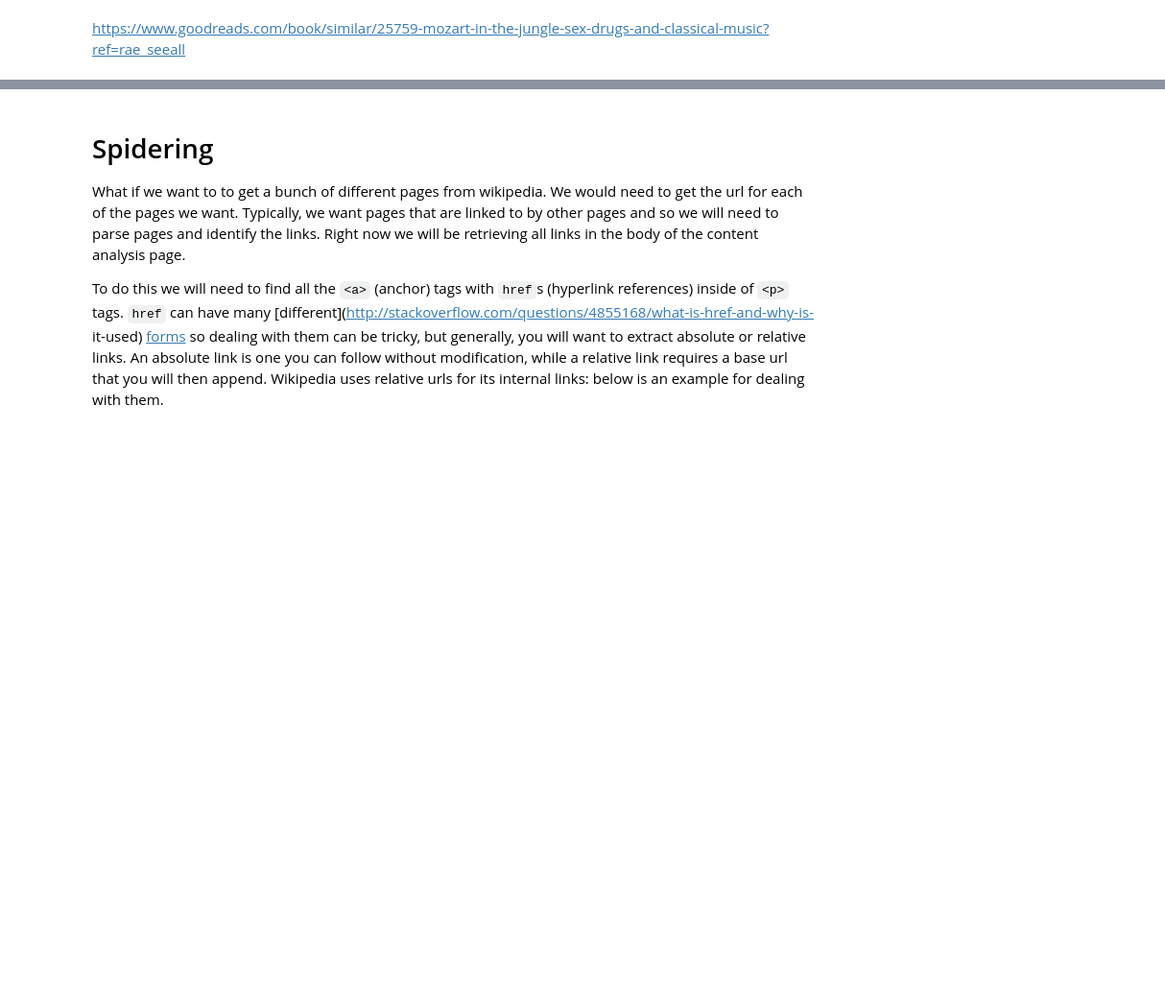
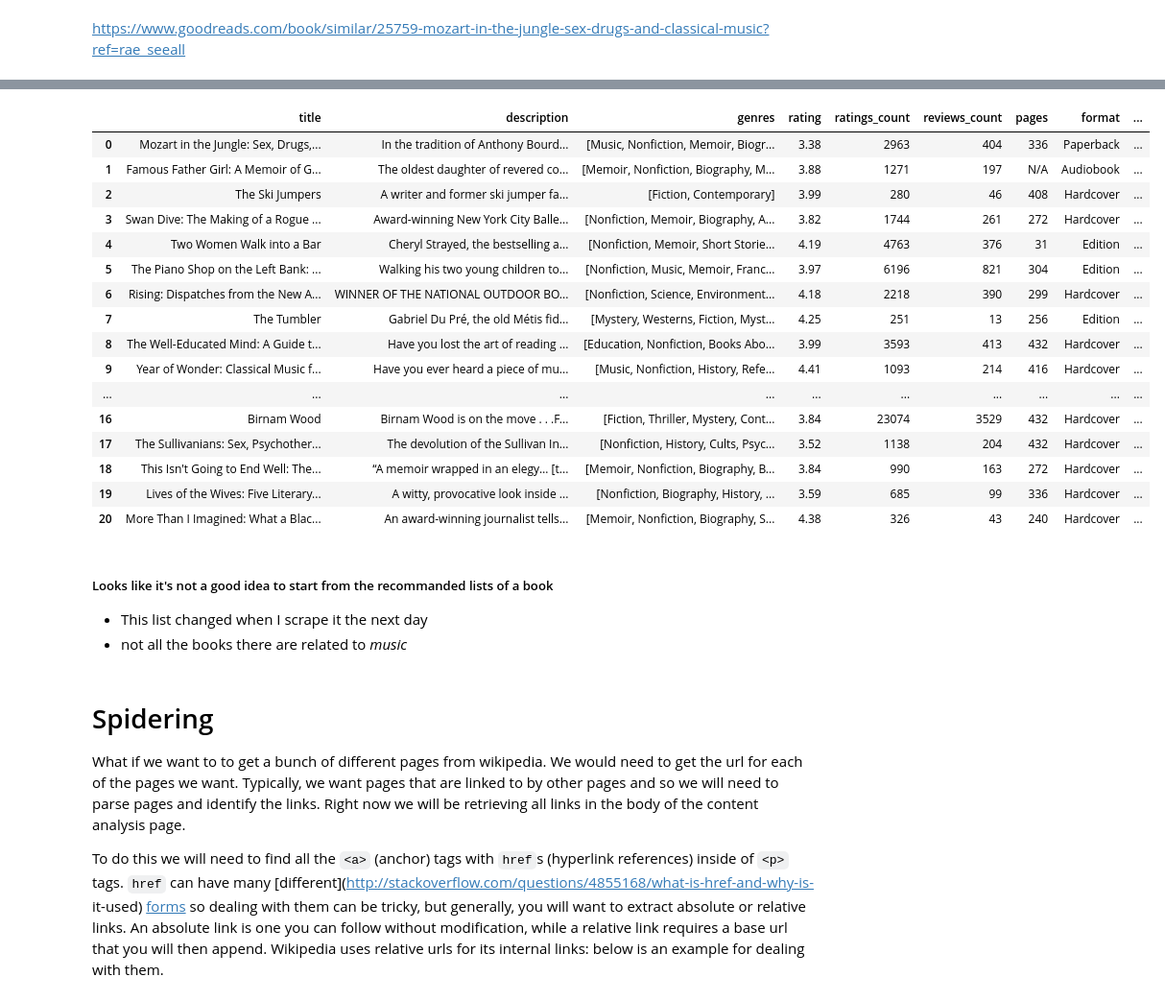
Before and after one commit to Marugannwg/Contant_Analysis_Study, a Jupyter notebook: week 1/1-Measuring-Meaning-and-Sampling.ipynb, the cells around one changed output, grey strips where cells are left out. Shown at 96% size. Saved outputs shown, nothing was run; the diff lists cells and outputs as text; code cells hidden in the pictures; blank space fills up the shorter version.

```diff
--- a/week 1/1-Measuring-Meaning-and-Sampling.ipynb
+++ b/week 1/1-Measuring-Meaning-and-Sampling.ipynb
@@ -326,5 +392,15 @@ def getRelatedBooks(bookURL):
 # %%
-def scrape_goodreads_page(url):
+def scrape_related_books(url):
+    '''
+    This scrapes a Goodreads page for a book's related books (readers also enjoyed).
+    It can handle most pages that have a list of books with ratings and *descriptions*.
+
+    NOTE: it cannot collect the full description; probably need selenium for expanding that.
+
+    input: url (string) - the url of the Goodreads page
+    returns: DataFrame - a DataFrame with the book's title, author, rating, number of ratings, and description
+
+    '''
     response = requests.get(url)
     soup = bs4.BeautifulSoup(response.text, 'html.parser')
 
@@ -332,13 +408,13 @@ def scrape_goodreads_page(url):
 
     for book_div in soup.find_all('div', class_='responsiveBook'):
         # Extract title and link
-        # sample: <a class="gr-h3 gr-h3--serif gr-h3--noMargin" href= "link"....>
         title_tag = book_div.find('a', class_='gr-h3 gr-h3--serif gr-h3--noMargin')
         title = title_tag.find('span', itemprop='name').get_text()
         link = 'https://www.goodreads.com' + title_tag['href']
 
         # Extract rating -- need regex to extract the number
-        # sample: <div class="communityRating" aria-label="Rated 3.96 of 5" .... >
+        ## sample: <div class="communityRating" aria-label="Rated 3.96 of 5" .... >
+        ## need the number at position of 3.96
         rating_div = book_div.find('div', class_='communityRating')
         rating = re.search(r'Rated (\d+\.\d+) of 5', rating_div['aria-label']).group(1)
 
@@ -355,4 +431,5 @@ def scrape_goodreads_page(url):
 
     return pandas.DataFrame(books_data)
 # %%
-url = 'https://www.goodreads.com/book/similar/25759-mozart-in-the-jungle-sex-drugs-and-classical-music?ref=rae_seeall'
+# Try the function on the Mozart book page
+mozart_related_url = 'https://www.goodreads.com/book/similar/25759-mozart-in-the-jungle-sex-drugs-and-classical-music?ref=rae_seeall'
@@ -380,0 +436,3 @@ a
+# %%
+mozart_df = scrape_related_books(mozart_related_url)
+mozart_df.head()
@@ -381,3 +446,44 @@ a
+# %%
+# Let try scraping all the Links of related books of the Mozart book and created a pandas DataFrame
+
+links = mozart_df['Link'].tolist()
+
+book_data_list = []
+
+for url in links:
+    try:
+        book_data = scrape_goodreads_book_page(url)
+        book_data_list.append(book_data)
+    except Exception as e:
+        print(f"Error scraping {url}: {e}")
+
+# Convert the list of dictionaries to a DataFrame
+books_df = pandas.DataFrame(book_data_list)
+
+
+books_df
+# %% [output]
+|  | title | description | genres | rating | ratings_count | reviews_count | pages | format | ... |
+| 0 | Mozart in the Jungle: Sex, Drugs,... | In the tradition of Anthony Bourd... | [Music, Nonfiction, Memoir, Biogr... | 3.38 | 2963 | 404 | 336 | Paperback | ... |
+| 1 | Famous Father Girl: A Memoir of G... | The oldest daughter of revered co... | [Memoir, Nonfiction, Biography, M... | 3.88 | 1271 | 197 | N/A | Audiobook | ... |
+| 2 | The Ski Jumpers | A writer and former ski jumper fa... | [Fiction, Contemporary] | 3.99 | 280 | 46 | 408 | Hardcover | ... |
+| 3 | Swan Dive: The Making of a Rogue ... | Award-winning New York City Balle... | [Nonfiction, Memoir, Biography, A... | 3.82 | 1744 | 261 | 272 | Hardcover | ... |
+| 4 | Two Women Walk into a Bar | Cheryl Strayed, the bestselling a... | [Nonfiction, Memoir, Short Storie... | 4.19 | 4763 | 376 | 31 | Edition | ... |
+| 5 | The Piano Shop on the Left Bank: ... | Walking his two young children to... | [Nonfiction, Music, Memoir, Franc... | 3.97 | 6196 | 821 | 304 | Edition | ... |
+| 6 | Rising: Dispatches from the New A... | WINNER OF THE NATIONAL OUTDOOR BO... | [Nonfiction, Science, Environment... | 4.18 | 2218 | 390 | 299 | Hardcover | ... |
+| 7 | The Tumbler | Gabriel Du Pré, the old Métis fid... | [Mystery, Westerns, Fiction, Myst... | 4.25 | 251 | 13 | 256 | Edition | ... |
+| 8 | The Well-Educated Mind: A Guide t... | Have you lost the art of reading ... | [Education, Nonfiction, Books Abo... | 3.99 | 3593 | 413 | 432 | Hardcover | ... |
+| 9 | Year of Wonder: Classical Music f... | Have you ever heard a piece of mu... | [Music, Nonfiction, History, Refe... | 4.41 | 1093 | 214 | 416 | Hardcover | ... |
+| ... | ... | ... | ... | ... | ... | ... | ... | ... | ... |
+| 16 | Birnam Wood | Birnam Wood is on the move . . .F... | [Fiction, Thriller, Mystery, Cont... | 3.84 | 23074 | 3529 | 432 | Hardcover | ... |
+| 17 | The Sullivanians: Sex, Psychother... | The devolution of the Sullivan In... | [Nonfiction, History, Cults, Psyc... | 3.52 | 1138 | 204 | 432 | Hardcover | ... |
+| 18 | This Isn't Going to End Well: The... | “A memoir wrapped in an elegy… [t... | [Memoir, Nonfiction, Biography, B... | 3.84 | 990 | 163 | 272 | Hardcover | ... |
+| 19 | Lives of the Wives: Five Literary... | A witty, provocative look inside ... | [Nonfiction, Biography, History, ... | 3.59 | 685 | 99 | 336 | Hardcover | ... |
+| 20 | More Than I Imagined: What a Blac... | An award-winning journalist tells... | [Memoir, Nonfiction, Biography, S... | 4.38 | 326 | 43 | 240 | Hardcover | ... |
+# %% [markdown]
+##### Looks like it's not a good idea to start from the recommanded lists of a book
+- This list changed when I scrape it the next day
+- not all the books there are related to *music*
 # %%
 # https://www.goodreads.com/list/show/544.Best_Non_Fiction_About_Music?page=1
 # %% [markdown]
```
Also changed, not shown: parts of 11 cells of this notebook.
